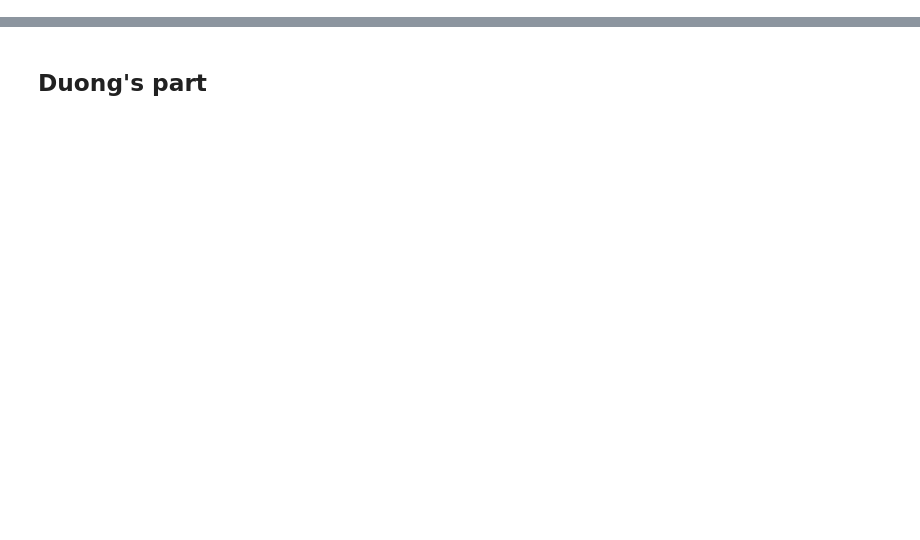
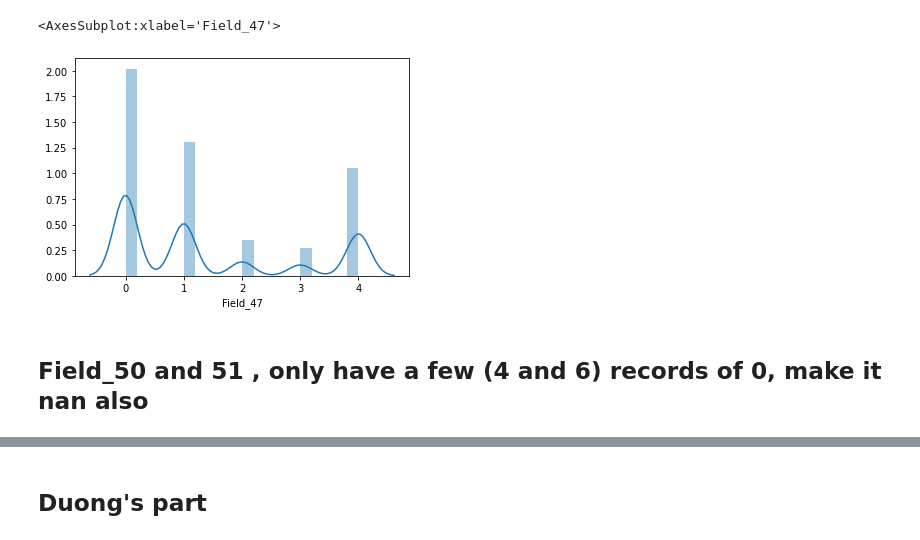
Before and after one commit to VincentChungHeiPoon/CreditScoreChallenge, a Jupyter notebook: Duong.ipynb, the cells around one changed output, grey strips where cells are left out. Drawn from its saved outputs; the diff is of its cells as text; code cells hidden in the pictures; blank space fills up the shorter version.

```diff
--- a/Duong.ipynb
+++ b/Duong.ipynb
@@ -45,0 +96,12 @@ test_set= test_set.drop(drop_cols, axis= 1)
+# %%
+map_dict_field_47 = {'Zezo': 0, 'One': 1, 'Two': 2, \
+                     'Three': 3, 'Four':4}
+# %%
+train_set.Field_47 = train_set.Field_47.map(map_dict_field_47)
+# %%
+sns.distplot(train_set.Field_47)
+# %% [output]
+<AxesSubplot:xlabel='Field_47'>
+[figure, added]
+# %% [markdown]
+## Field_50 and 51 , only have a few (4 and 6) records of 0, make it nan also
```
Also changed, not shown: parts of 363 cells of this notebook, 14 other files.
